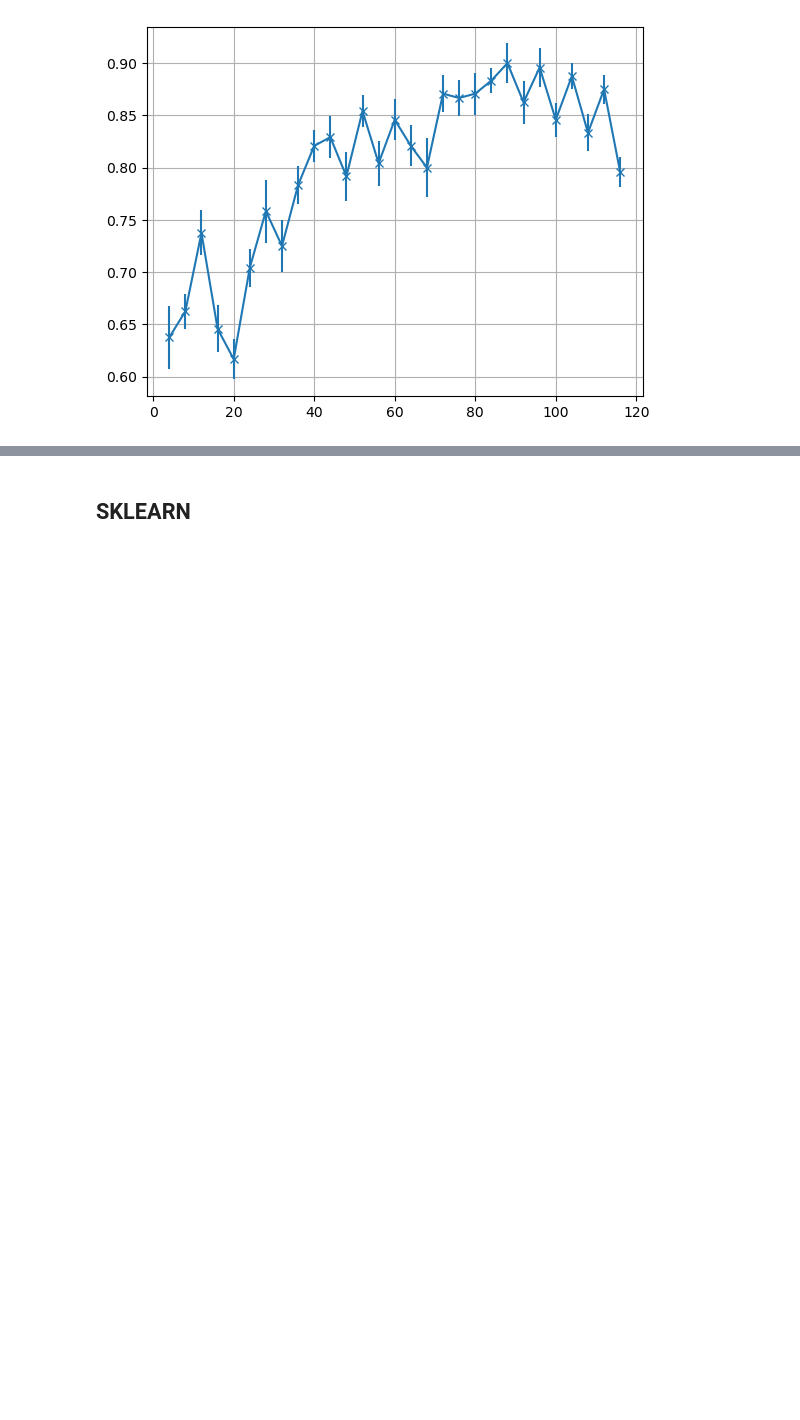
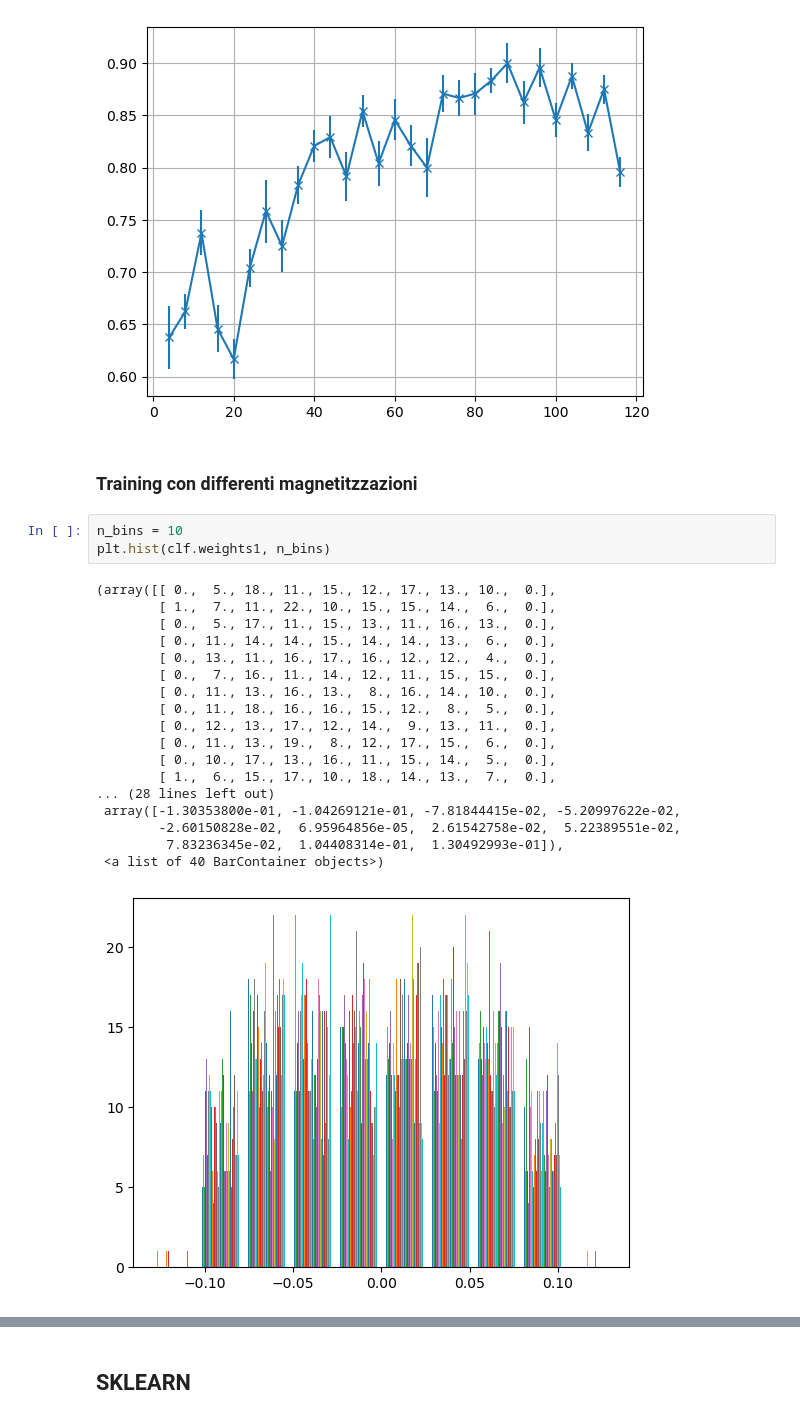
Before and after one commit to feanor3/tesi, a Jupyter notebook: analysis.ipynb, the cells around one changed output, grey strips where cells are left out. Cells and saved outputs as stored; diff of their text form; blank space fills up the shorter version.

```diff
--- a/analysis.ipynb
+++ b/analysis.ipynb
@@ -127,3 +80,27 @@ plt.errorbar(x, y, err, marker='x')
 plt.grid(True)
 # %% [output]
 [figure]
+# %% [markdown]
+### Training con differenti magnetitzzazioni
+# %%
+n_bins = 10
+plt.hist(clf.weights1, n_bins)
+# %% [output]
+(array([[ 0.,  5., 18., 11., 15., 12., 17., 13., 10.,  0.],
+        [ 1.,  7., 11., 22., 10., 15., 15., 14.,  6.,  0.],
+        [ 0.,  5., 17., 11., 15., 13., 11., 16., 13.,  0.],
+        [ 0., 11., 14., 14., 15., 14., 14., 13.,  6.,  0.],
+        [ 0., 13., 11., 16., 17., 16., 12., 12.,  4.,  0.],
+        [ 0.,  7., 16., 11., 14., 12., 11., 15., 15.,  0.],
+        [ 0., 11., 13., 16., 13.,  8., 16., 14., 10.,  0.],
+        [ 0., 11., 18., 16., 16., 15., 12.,  8.,  5.,  0.],
+        [ 0., 12., 13., 17., 12., 14.,  9., 13., 11.,  0.],
+        [ 0., 11., 13., 19.,  8., 12., 17., 15.,  6.,  0.],
+        [ 0., 10., 17., 13., 16., 11., 15., 14.,  5.,  0.],
+        [ 1.,  6., 15., 17., 10., 18., 14., 13.,  7.,  0.],
+... (28 lines left out)
+ array([-1.30353800e-01, -1.04269121e-01, -7.81844415e-02, -5.20997622e-02,
+        -2.60150828e-02,  6.95964856e-05,  2.61542758e-02,  5.22389551e-02,
+         7.83236345e-02,  1.04408314e-01,  1.30492993e-01]),
+ <a list of 40 BarContainer objects>)
+[figure, added]
```
Also changed, not shown: parts of 7 cells of this notebook, 1 other file.
